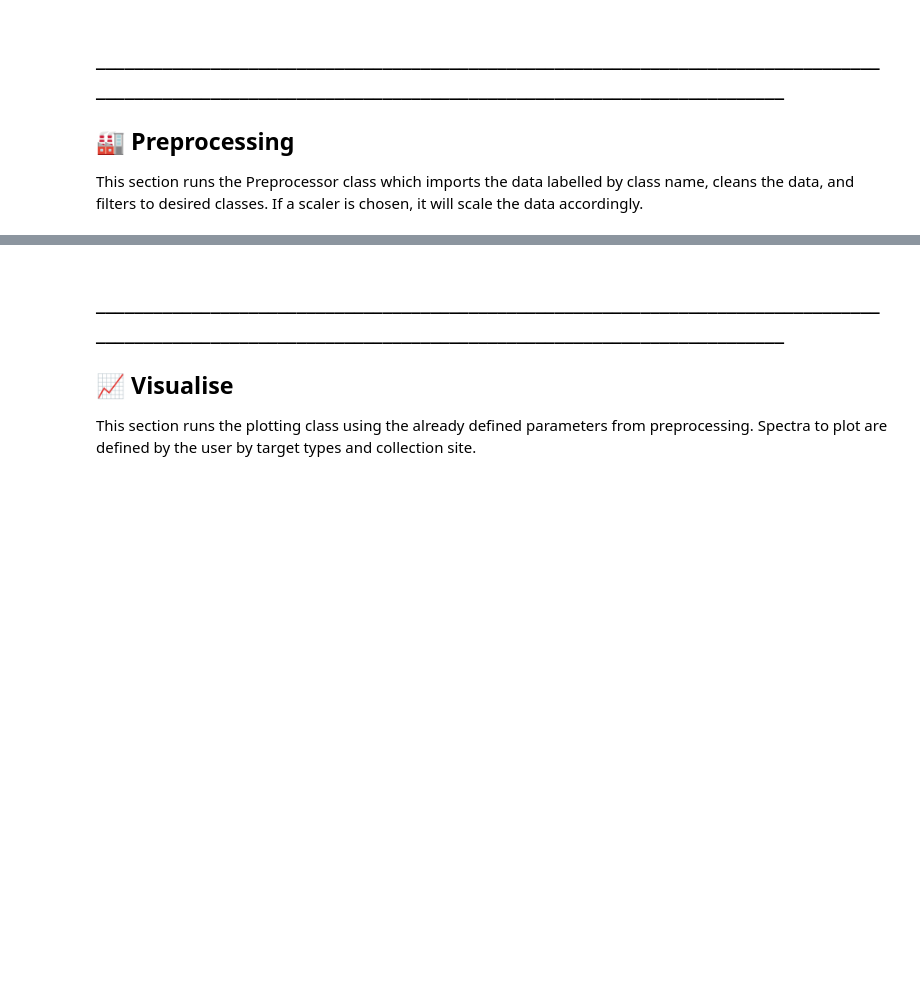
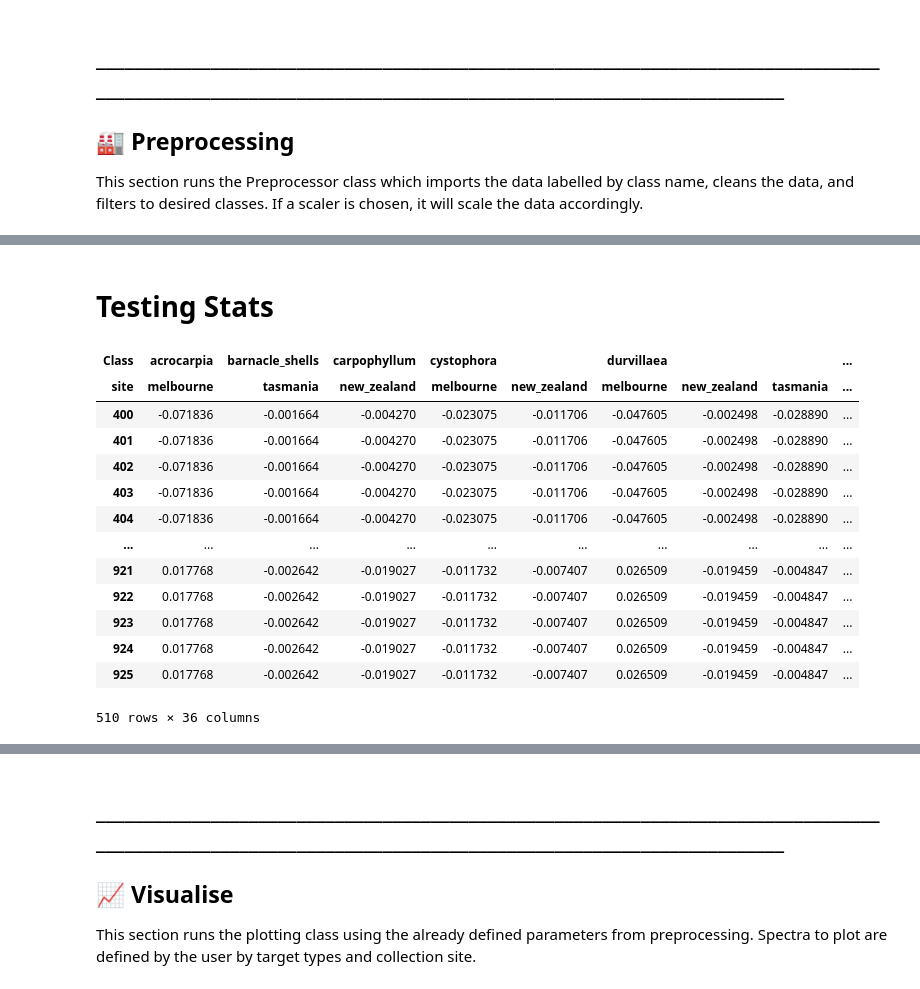
Before and after one commit to uqgrowan/Spectral-Separability-Analysis, a Jupyter notebook: spectral_separability.ipynb, the cells around one changed output, grey strips where cells are left out. Saved outputs shown, nothing was run; the diff lists cells and outputs as text; code cells hidden in the pictures; blank space fills up the shorter version.

Commit message:
stats analysis
adding preliminary statistical analysis work. Some old files included for storage to be cleaned up later

```diff
--- a/spectral_separability.ipynb
+++ b/spectral_separability.ipynb
@@ -67,0 +83,2 @@ print(labels_prepped.head())
+# %% [markdown]
+# Testing Stats
@@ -67,0 +110,17 @@ print(labels_prepped.head())
+# %%
+deriv_2
+# %% [output]
+| Class | acrocarpia | barnacle_shells | carpophyllum | cystophora |  | durvillaea |  |  | ... |
+| site | melbourne | tasmania | new_zealand | melbourne | new_zealand | melbourne | new_zealand | tasmania | ... |
+| 400 | -0.071836 | -0.001664 | -0.004270 | -0.023075 | -0.011706 | -0.047605 | -0.002498 | -0.028890 | ... |
+| 401 | -0.071836 | -0.001664 | -0.004270 | -0.023075 | -0.011706 | -0.047605 | -0.002498 | -0.028890 | ... |
+| 402 | -0.071836 | -0.001664 | -0.004270 | -0.023075 | -0.011706 | -0.047605 | -0.002498 | -0.028890 | ... |
+| 403 | -0.071836 | -0.001664 | -0.004270 | -0.023075 | -0.011706 | -0.047605 | -0.002498 | -0.028890 | ... |
+| 404 | -0.071836 | -0.001664 | -0.004270 | -0.023075 | -0.011706 | -0.047605 | -0.002498 | -0.028890 | ... |
+| ... | ... | ... | ... | ... | ... | ... | ... | ... | ... |
+| 921 | 0.017768 | -0.002642 | -0.019027 | -0.011732 | -0.007407 | 0.026509 | -0.019459 | -0.004847 | ... |
+| 922 | 0.017768 | -0.002642 | -0.019027 | -0.011732 | -0.007407 | 0.026509 | -0.019459 | -0.004847 | ... |
+| 923 | 0.017768 | -0.002642 | -0.019027 | -0.011732 | -0.007407 | 0.026509 | -0.019459 | -0.004847 | ... |
+| 924 | 0.017768 | -0.002642 | -0.019027 | -0.011732 | -0.007407 | 0.026509 | -0.019459 | -0.004847 | ... |
+| 925 | 0.017768 | -0.002642 | -0.019027 | -0.011732 | -0.007407 | 0.026509 | -0.019459 | -0.004847 | ... |
+510 rows × 36 columns
```
Also changed, not shown: parts of 14 cells of this notebook, 13 other files.
